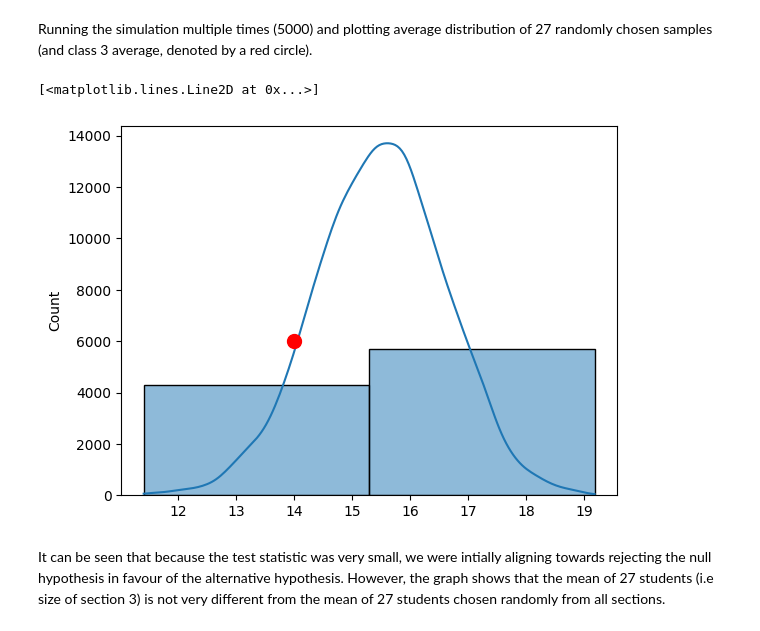
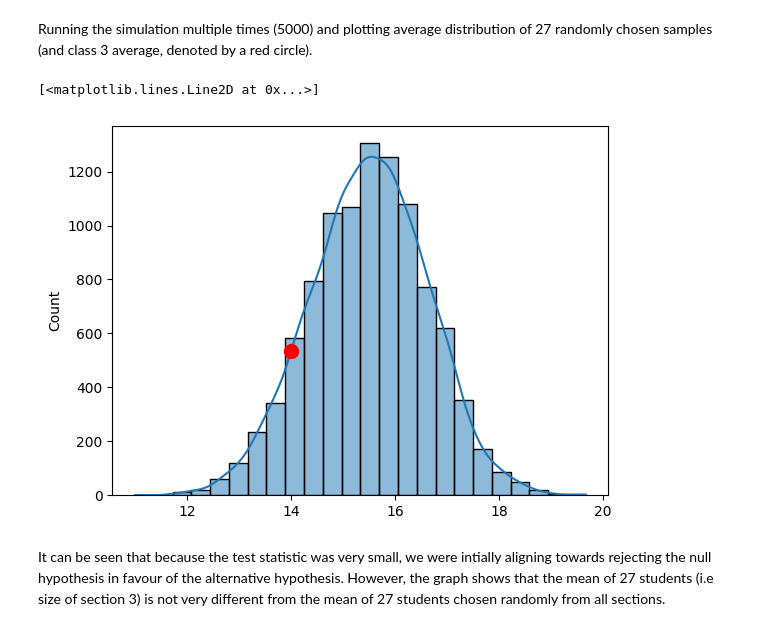
Before and after one commit to rtarun9/MachineLearning_DataScience, a Jupyter notebook: ds/gsi_defence.ipynb, the cells around one changed output. Saved outputs shown, nothing was run; the diff lists cells and outputs as text; code cells hidden in the pictures.

```diff
--- a/ds/gsi_defence.ipynb
+++ b/ds/gsi_defence.ipynb
@@ -121,15 +121,15 @@ for i in range(simulations):
 
 %matplotlib inline
 # %%
-ax = sb.histplot(mean_scores, kde=True, bins=2)
+ax = sb.histplot(mean_scores, kde=True, bins=24)
 x = ax.lines[0].get_xdata()
 y = ax.lines[0].get_ydata()
 _id = scores[3]
 
-plt.plot(_id, 6000,'ro',ms=10)
+plt.plot(_id, 535,'ro',ms=10)
 # %% [output]
 [<matplotlib.lines.Line2D at 0x...>]
-[figure, old version]
+[figure, new version]
 # %% [markdown]
 It can be seen that because the test statistic was very small, we were intially aligning towards rejecting the null hypothesis in favour of the alternative hypothesis. However, the graph shows that the mean of 27 students (i.e size of section 3) is not very different from the mean of 27 students chosen randomly from all sections.
 # %% [markdown]
```
Also changed, not shown: parts of 3 cells of this notebook, 2 other files.
